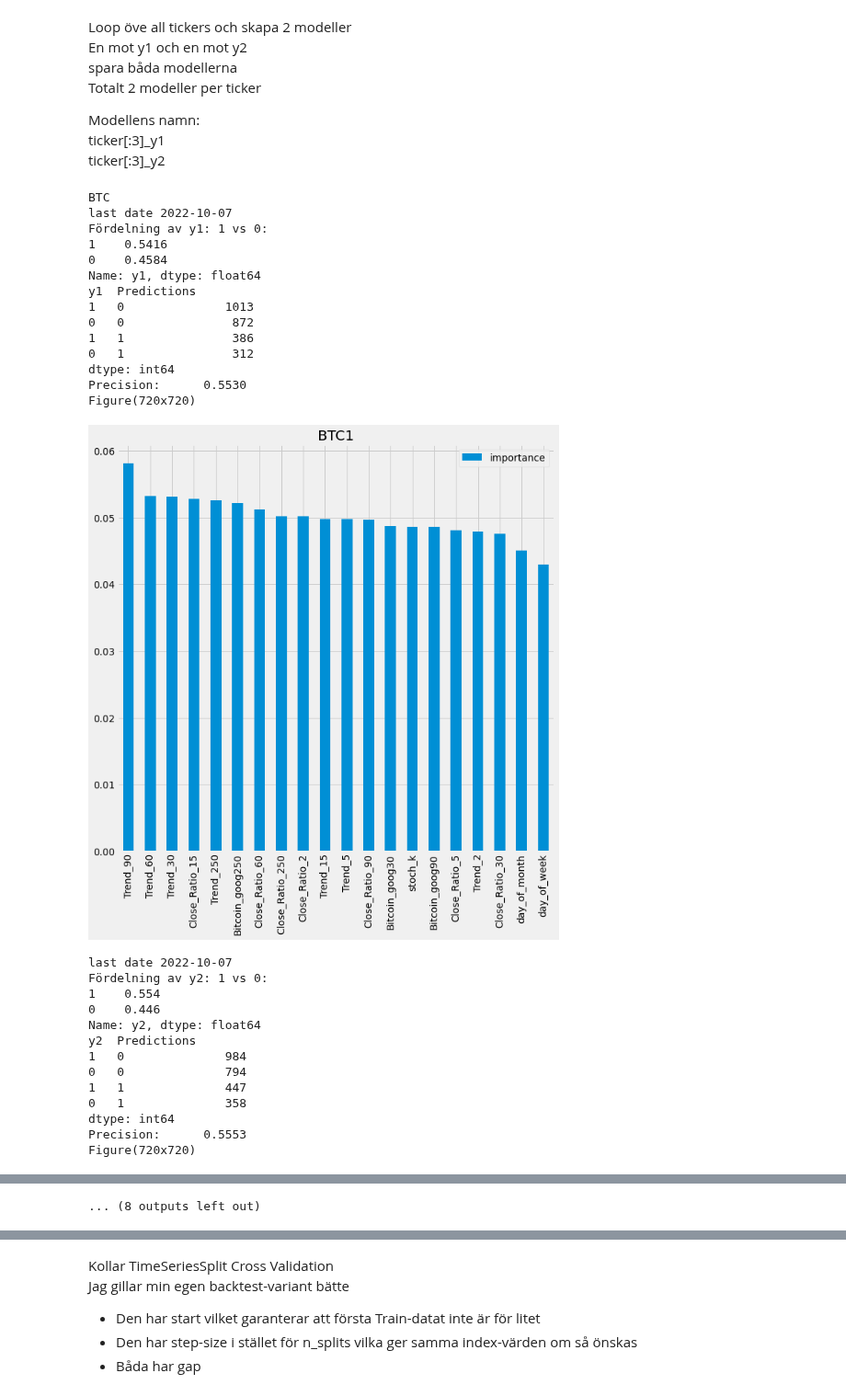
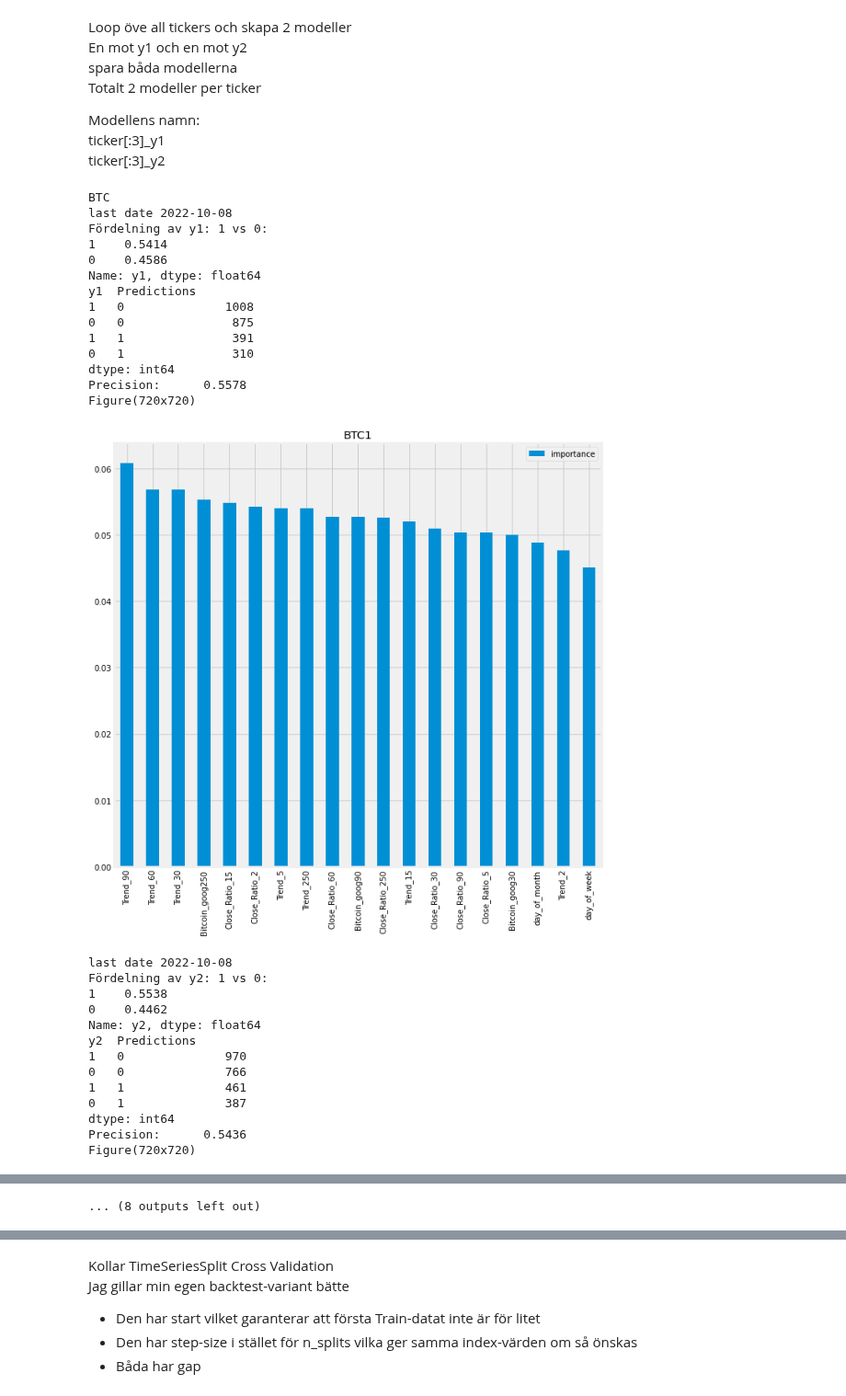
Before and after one commit to carokanns/the_new_Krypto, a Jupyter notebook: new_skapa_modeller.ipynb, the cells around one changed output, grey strips where cells are left out. Shown at 92% size. Saved outputs shown, nothing was run; the diff lists cells and outputs as text; code cells hidden in the pictures.

Commit message:
better models

```diff
--- a/new_skapa_modeller.ipynb
+++ b/new_skapa_modeller.ipynb
@@ -303,33 +359,33 @@ def generate_all_models(df_org, tickers, horizons=[2,5,30,60,250], remove=[]):
 
     return precision_list,new_predictors
 # %%
-precision_list, new_predictors = generate_all_models(df_org, tickers, horizons=[2,5,15,30,60,90,250], remove=['month'])
+precision_list, new_predictors = generate_all_models(df_org, tickers, horizons=[2,5,15,30,60,90,250], remove=['month','stoch_k'])
 # %% [output]
 BTC
-last date 2022-10-07
+last date 2022-10-08
 Fördelning av y1: 1 vs 0:
-1    0.5416
-0    0.4584
+1    0.5414
+0    0.4586
 Name: y1, dtype: float64
 y1  Predictions
-1   0              1013
-0   0               872
-1   1               386
-0   1               312
+1   0              1008
+0   0               875
+1   1               391
+0   1               310
 dtype: int64
-Precision:      0.5530
+Precision:      0.5578
 Figure(720x720)
-[figure, old version]
+[figure, new version]
-last date 2022-10-07
+last date 2022-10-08
 Fördelning av y2: 1 vs 0:
-1    0.554
-0    0.446
+1    0.5538
+0    0.4462
 Name: y2, dtype: float64
 y2  Predictions
-1   0              984
-0   0              794
-1   1              447
-0   1              358
+1   0              970
+0   0              766
+1   1              461
+0   1              387
 dtype: int64
-Precision:      0.5553
+Precision:      0.5436
 Figure(720x720)
```
Also changed, not shown: parts of 14 cells of this notebook, 12 other files.
